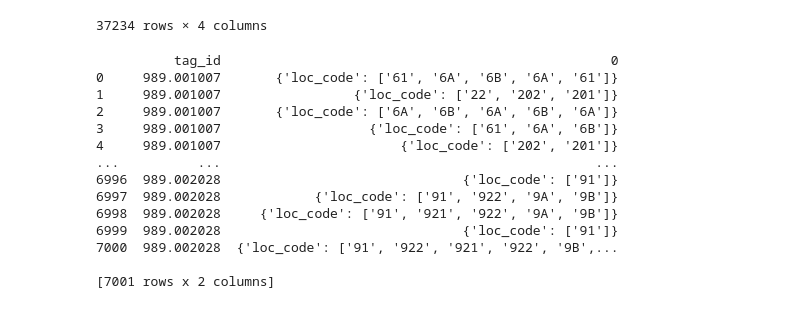
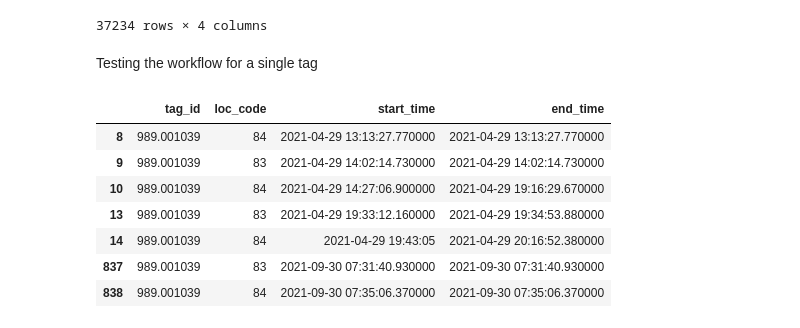
Before and after one commit to riyaeliza123/PIT-detection-patterns, a Jupyter notebook: time_between_detections.ipynb, the cells around one changed output. Cells and saved outputs as stored; diff of their text form; code cells hidden in the pictures.

```diff
--- a/time_between_detections.ipynb
+++ b/time_between_detections.ipynb
@@ -20,26 +20,17 @@ direction
 | 37245 | 989.001034 | 402 | 2025-02-05 01:07:23.460000 | 2025-02-05 01:07:23.460000 |
 | 37246 | 989.002028 | 702 | 2025-02-06 00:19:28.940000 | 2025-02-06 02:39:46.360000 |
 37234 rows × 4 columns
-# %%
-sequence_data = direction.groupby("tag_id").apply(
-    lambda x: {
-        "loc_code": x["loc_code"].tolist(),
-    }
-).reset_index()
-
-print(sequence_data)
-# %% [output]
-          tag_id                                                  0
-0     989.001007       {'loc_code': ['61', '6A', '6B', '6A', '61']}
-1     989.001007                 {'loc_code': ['22', '202', '201']}
-2     989.001007       {'loc_code': ['6A', '6B', '6A', '6B', '6A']}
-3     989.001007                   {'loc_code': ['61', '6A', '6B']}
-4     989.001007                       {'loc_code': ['202', '201']}
-...          ...                                                ...
-6996  989.002028                               {'loc_code': ['91']}
-6997  989.002028            {'loc_code': ['91', '922', '9A', '9B']}
-6998  989.002028     {'loc_code': ['91', '921', '922', '9A', '9B']}
-6999  989.002028                               {'loc_code': ['91']}
-7000  989.002028  {'loc_code': ['91', '922', '921', '922', '9B',...
-
-[7001 rows x 2 columns]
+# %% [markdown]
+Testing the workflow for a single tag
+# %%
+ind = direction[direction['tag_id'] == 989.001038869832]
+ind
+# %% [output]
+|  | tag_id | loc_code | start_time | end_time |
+| 8 | 989.001039 | 84 | 2021-04-29 13:13:27.770000 | 2021-04-29 13:13:27.770000 |
+| 9 | 989.001039 | 83 | 2021-04-29 14:02:14.730000 | 2021-04-29 14:02:14.730000 |
+| 10 | 989.001039 | 84 | 2021-04-29 14:27:06.900000 | 2021-04-29 19:16:29.670000 |
+| 13 | 989.001039 | 83 | 2021-04-29 19:33:12.160000 | 2021-04-29 19:34:53.880000 |
+| 14 | 989.001039 | 84 | 2021-04-29 19:43:05 | 2021-04-29 20:16:52.380000 |
+| 837 | 989.001039 | 83 | 2021-09-30 07:31:40.930000 | 2021-09-30 07:31:40.930000 |
+| 838 | 989.001039 | 84 | 2021-09-30 07:35:06.370000 | 2021-09-30 07:35:06.370000 |
```
Also changed, not shown: parts of 6 cells of this notebook, 1 other file.
